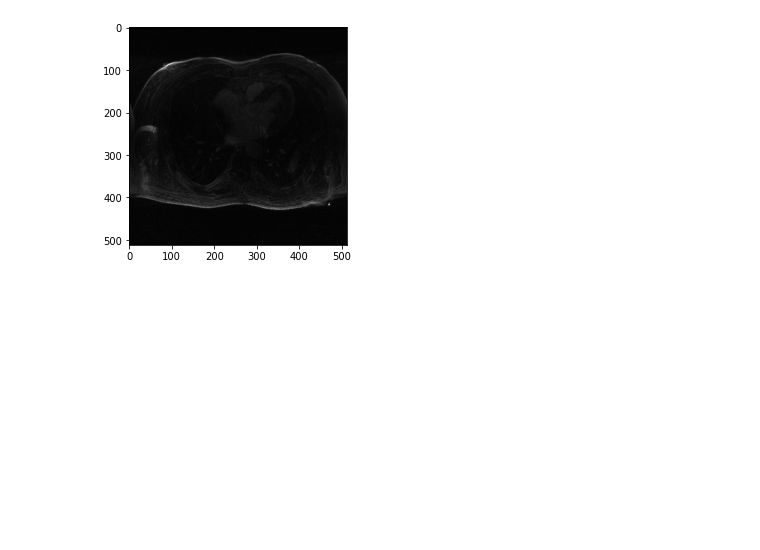
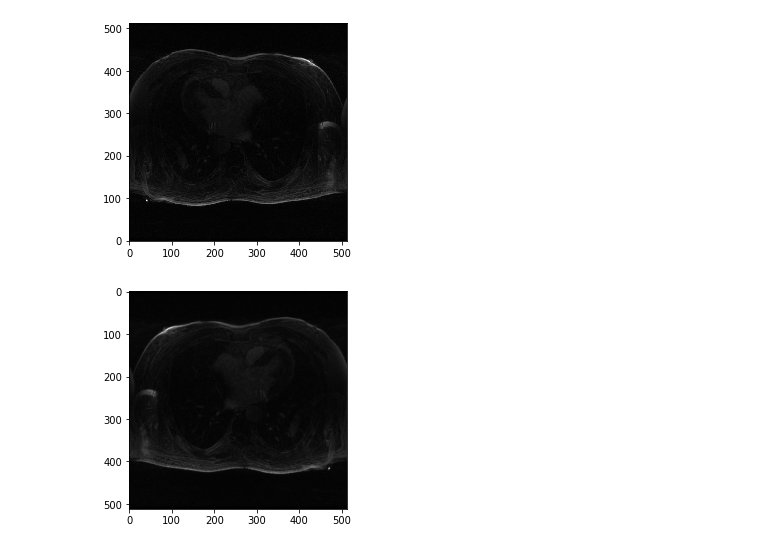
Before and after one commit to DavidLegarreSaavedra1/Deep-learning-methods-for-MRI-coil-channel-optimization, a Jupyter notebook: ROVir/scan.ipynb, the cells around one changed output. Saved outputs shown, nothing was run; the diff lists cells and outputs as text; code cells hidden in the pictures; blank space fills up the shorter version.

```diff
--- a/ROVir/scan.ipynb
+++ b/ROVir/scan.ipynb
@@ -11,7 +11,11 @@ data_path = (Path.cwd() / 'data' / 'Slice44-AllChannels.nii').as_posix()
 img_nib = nib.load(data_path)
 # %%
 prev_img = combine_images(img_nib.dataobj)
+plt.imshow(prev_img, cmap='gray', origin='lower', interpolation='none')
 prev_img = np.flip(prev_img, [0,1])
+plt.show()
+# %% [output]
+[figure, added]
 # %%
 prev_img[prev_img < 50] = 0
 plt.imshow(prev_img, cmap='gray')
```
Also changed, not shown: parts of 2 cells of this notebook, 6 other files.
